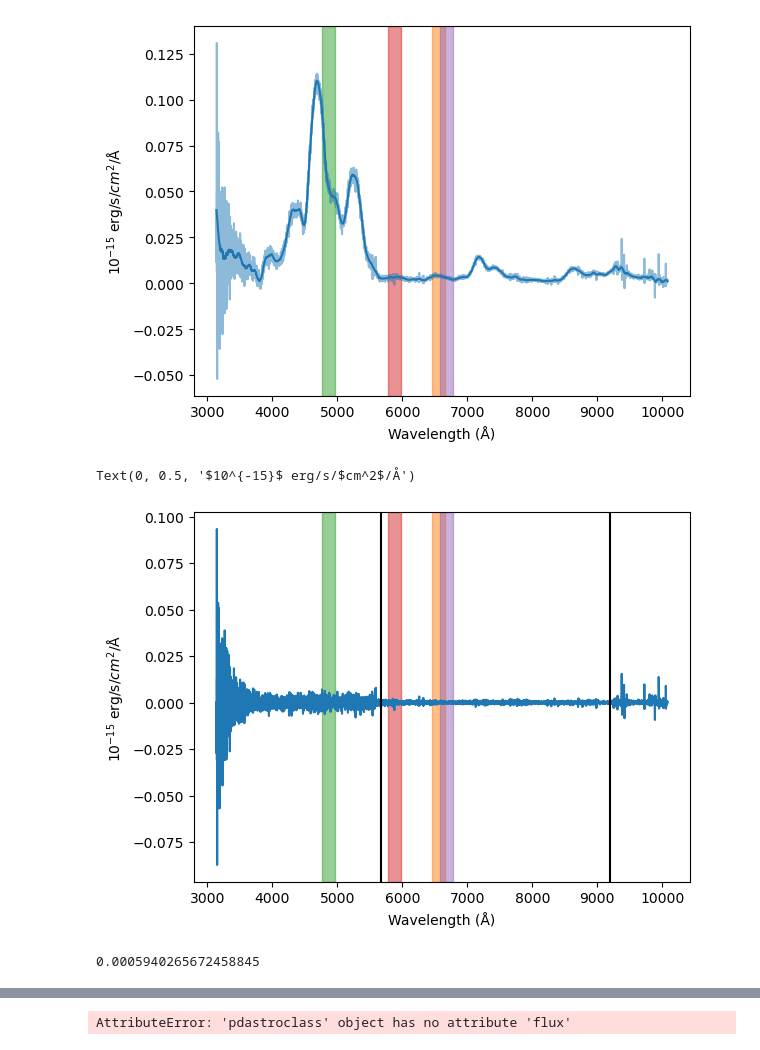
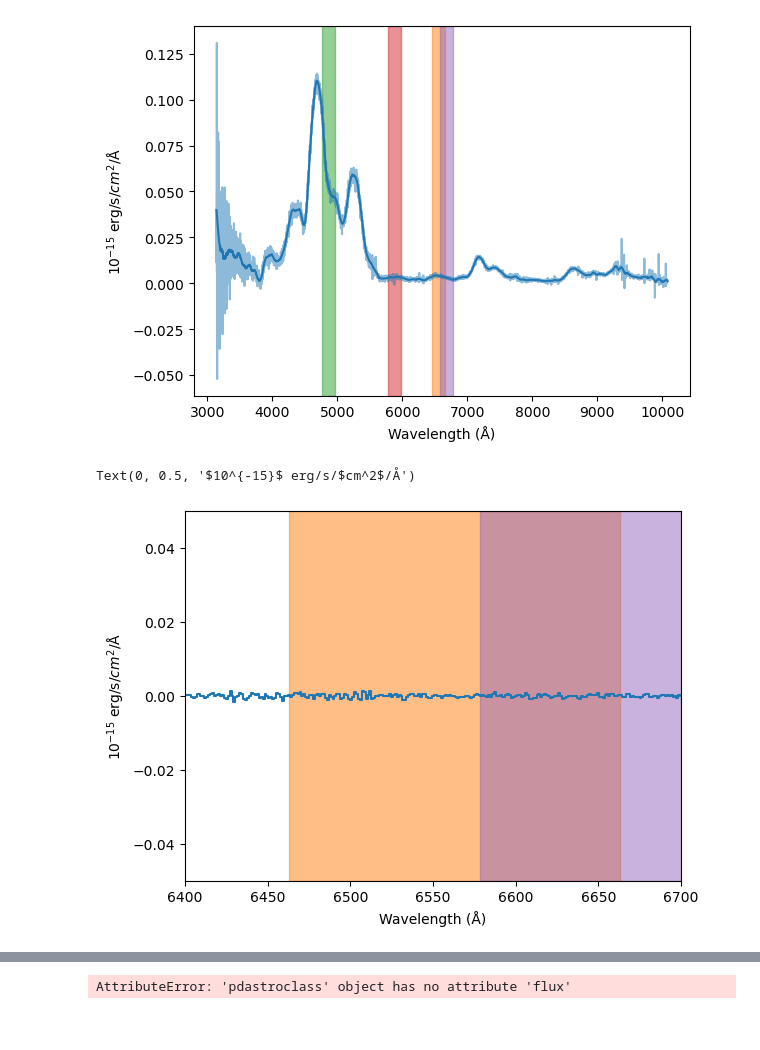
Before and after one commit to skvc22/sn2023bee, a Jupyter notebook: calibrate.ipynb, the cells around one changed output, grey strips where cells are left out. Drawn from its saved outputs; the diff is of its cells as text; code cells hidden in the pictures.

Commit message:
create halpha limit plot; save code to create plots outside of method

```diff
--- a/calibrate.ipynb
+++ b/calibrate.ipynb
@@ -125,7 +125,7 @@ plt.ylabel('$10^{-15}$ erg/s/$cm^2$/Å')
 Text(0, 0.5, '$10^{-15}$ erg/s/$cm^2$/Å')
 [figure]
 # %%
-x = savgol_filter(spec.t.flux, 85, 3)
+smoothed = savgol_filter(spec.t.flux, 85, 3)
 
 halpha = 6562.79
 hbeta = 4861.35
@@ -133,7 +133,7 @@ hei5875 = 5875.61
 hei6678 = 6678.15
 
 plt.plot(spec.t.wavelength, spec.t.flux*(10**15), alpha=.5)
-plt.plot(spec.t.wavelength, x*(10**15), color='tab:blue')
+plt.plot(spec.t.wavelength, smoothed*(10**15), color='tab:blue')
 
 plt.axvspan(halpha-100, halpha+100, alpha=0.5, color='tab:orange')
 plt.axvspan(hbeta-100, hbeta+100, alpha=0.5, color='tab:green')
@@ -146,36 +146,36 @@ plt.ylabel('$10^{-15}$ erg/s/$cm^2$/Å')
 Text(0, 0.5, '$10^{-15}$ erg/s/$cm^2$/Å')
 [figure]
 # %%
-x = savgol_filter(spec.t.flux, 85, 3)
-
-plt.plot(spec.t.wavelength, (spec.t.flux*(10**15))-(x*(10**15)))
+plt.plot(spec.t.wavelength, (spec.t.flux*(10**15))-(smoothed*(10**15)), drawstyle='steps')
 
 plt.axvspan(halpha-100, halpha+100, alpha=0.5, color='tab:orange')
 plt.axvspan(hbeta-100, hbeta+100, alpha=0.5, color='tab:green')
 plt.axvspan(hei5875-100, hei5875+100, alpha=0.5, color='tab:red')
 plt.axvspan(hei6678-100, hei6678+100, alpha=0.5, color='tab:purple')
 
+plt.axis()
+
 begin = 5675
 end = 9200
 plt.axvline(begin, color='black')
 plt.axvline(end, color='black')
 
+plt.axis([6400,6700,-0.05, .05])
+
 plt.xlabel('Wavelength (Å)')
 plt.ylabel('$10^{-15}$ erg/s/$cm^2$/Å')
 # %% [output]
 Text(0, 0.5, '$10^{-15}$ erg/s/$cm^2$/Å')
-[figure, old version]
+[figure, new version]
 # %%
 p = spec.ix_inrange('wavelength', begin, hei5875-100)
 q = spec.ix_inrange('wavelength', hei5875+100, halpha-100)
 r = spec.ix_inrange('wavelength', hei6678+100, end)
 valid_ixs = list(np.concatenate([p, q, r]))
 
-rms = spec.t.flux*(10**15)-(x*(10**15))
+rms = spec.t.flux*(10**15)-(smoothed*(10**15))
 
 uncert = tstd(spec.t.flux[valid_ixs]*(10**15)-(x[valid_ixs]*(10**15)))
-# %% [output]
-0.0005940265672458845
 # %%
 # sofia's code
 class Gaussian:
```
Also changed, not shown: parts of 8 cells of this notebook.
